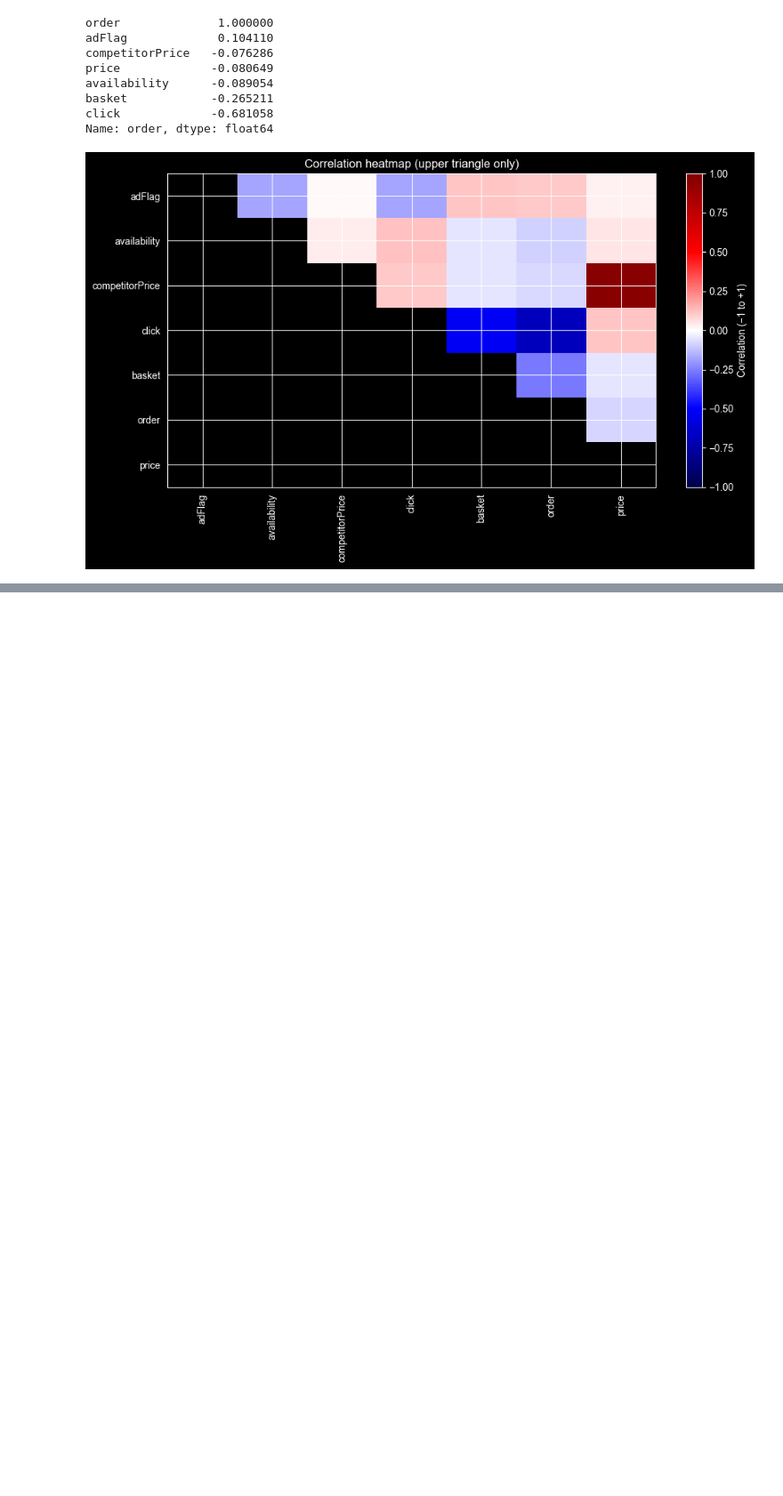
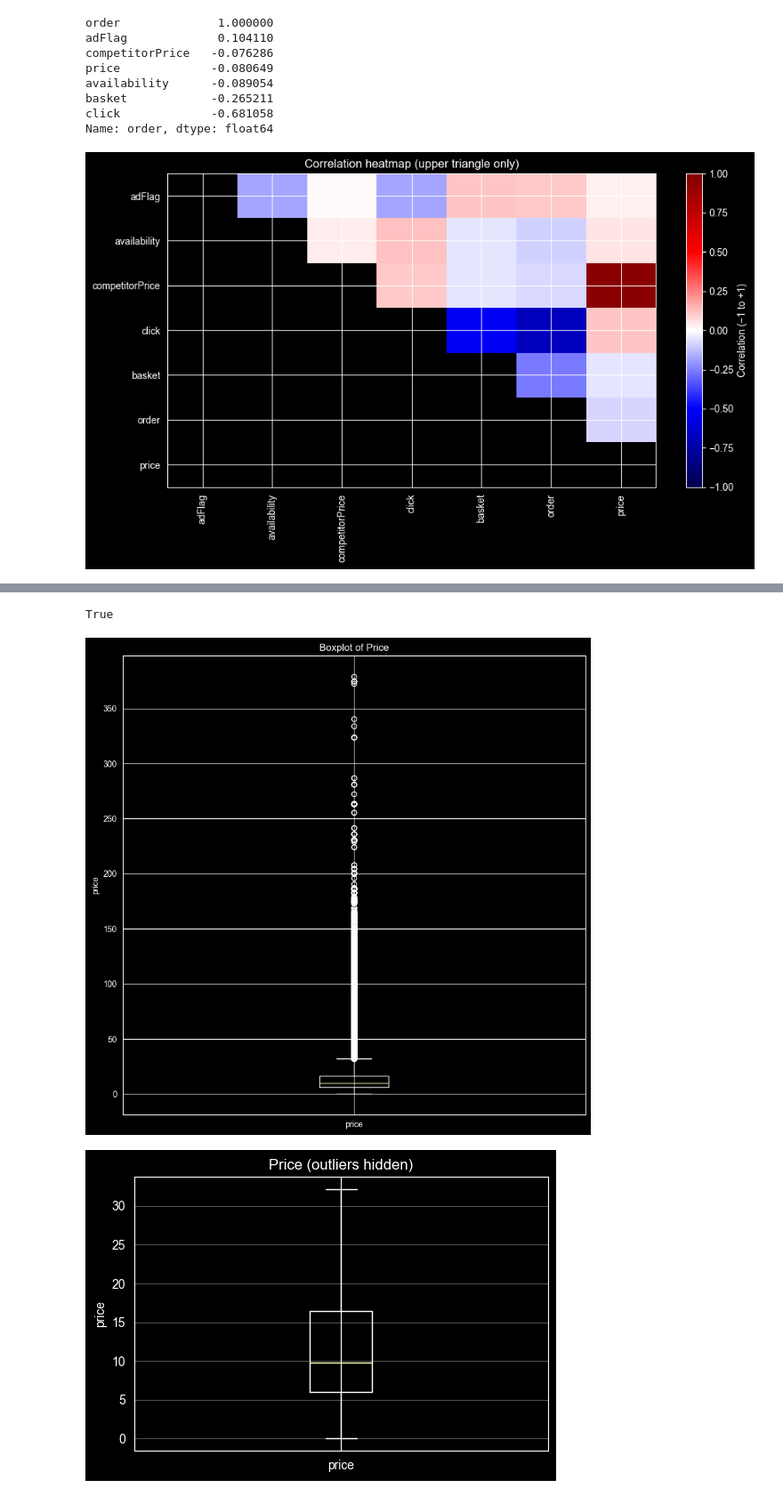
Before and after one commit to Happydeath97/analyticalProjectProductPricing, a Jupyter notebook: notebooks/krystof_EDA.ipynb, the cells around one changed output, grey strips where cells are left out. Shown at 89% size. Saved outputs shown, nothing was run; the diff lists cells and outputs as text; code cells hidden in the pictures; blank space fills up the shorter version.

Commit message:
added per price category plots

```diff
--- a/notebooks/krystof_EDA.ipynb
+++ b/notebooks/krystof_EDA.ipynb
@@ -343,0 +351,18 @@ plt.show()
+# %%
+print((train["price"] < 1).any()) # saw wiskers going to zero so i was curious. used this to check if we have 0, negative or between 0 and 1 sdome prices (We have only between 0 and 1 & obviously higher as well)
+plt.figure(figsize=(10, 10))
+plt.boxplot(df["price"].dropna(), tick_labels=["price"])
+plt.title("Boxplot of Price")
+plt.ylabel("price")
+plt.show()
+
+plt.figure(figsize=(6,4))
+plt.boxplot(train["price"].dropna(), tick_labels=["price"], showfliers=False)
+plt.title("Price (outliers hidden)")
+plt.ylabel("price")
+plt.grid(True, axis="y", alpha=0.3)
+plt.show()
+# %% [output]
+True
+[figure, added]
+[figure, added]
```
Also changed, not shown: parts of 13 cells of this notebook.
